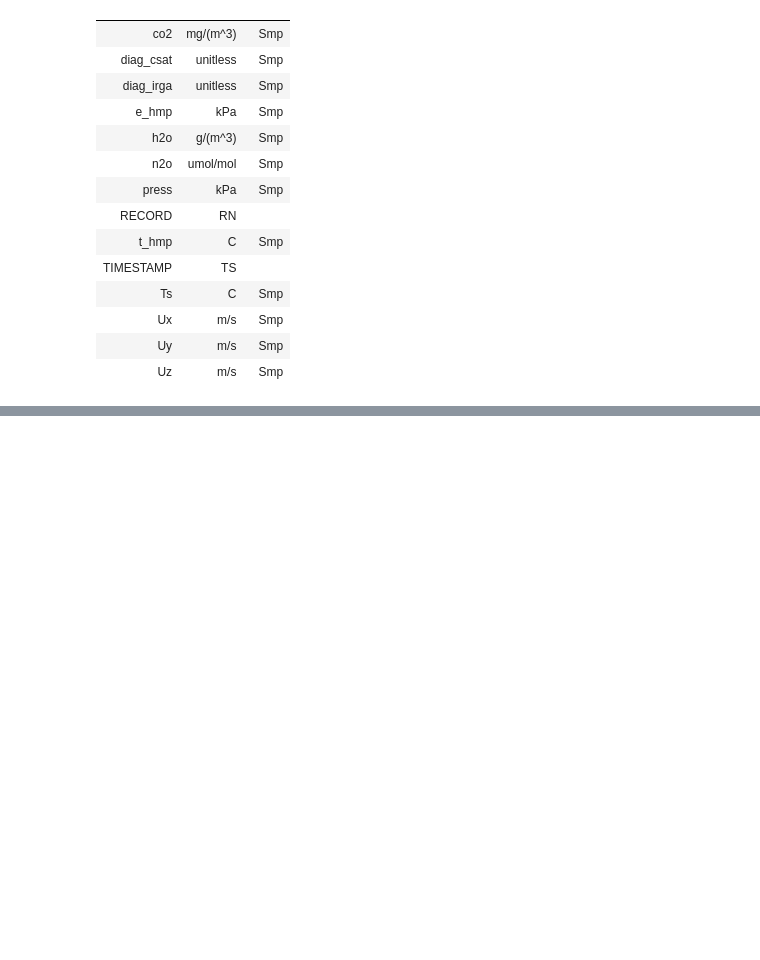
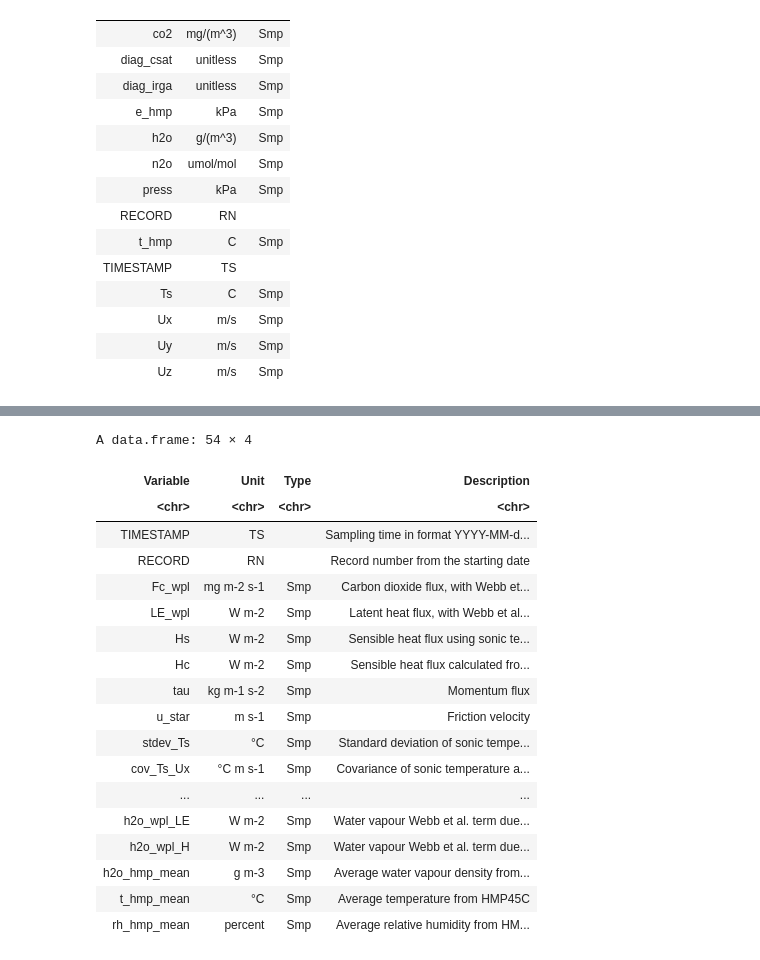
Before and after one commit to nmstreethran/kerry-flux-data, a Jupyter notebook: docs/toa5_vars.ipynb, the cells around one changed output, grey strips where cells are left out. Saved outputs shown, nothing was run; the diff lists cells and outputs as text; code cells hidden in the pictures; blank space fills up the shorter version.

Commit message:
update variables

```diff
--- a/docs/toa5_vars.ipynb
+++ b/docs/toa5_vars.ipynb
@@ -159,0 +191,23 @@ A data.frame: 14 × 3
+# %%
+# view manually updated variable table
+read.csv("data/flux_variables.tsv", sep = "\t")
+# %% [output]
+A data.frame: 54 × 4
+| Variable | Unit | Type | Description |
+| <chr> | <chr> | <chr> | <chr> |
+| TIMESTAMP | TS |  | Sampling time in format YYYY-MM-d... |
+| RECORD | RN |  | Record number from the starting date |
+| Fc_wpl | mg m-2 s-1 | Smp | Carbon dioxide flux, with Webb et... |
+| LE_wpl | W m-2 | Smp | Latent heat flux, with Webb et al... |
+| Hs | W m-2 | Smp | Sensible heat flux using sonic te... |
+| Hc | W m-2 | Smp | Sensible heat flux calculated fro... |
+| tau | kg m-1 s-2 | Smp | Momentum flux |
+| u_star | m s-1 | Smp | Friction velocity |
+| stdev_Ts | °C | Smp | Standard deviation of sonic tempe... |
+| cov_Ts_Ux | °C m s-1 | Smp | Covariance of sonic temperature a... |
+| ... | ... | ... | ... |
+| h2o_wpl_LE | W m-2 | Smp | Water vapour Webb et al. term due... |
+| h2o_wpl_H | W m-2 | Smp | Water vapour Webb et al. term due... |
+| h2o_hmp_mean | g m-3 | Smp | Average water vapour density from... |
+| t_hmp_mean | °C | Smp | Average temperature from HMP45C |
+| rh_hmp_mean | percent | Smp | Average relative humidity from HM... |
```
Also changed, not shown: parts of 11 cells of this notebook, 2 other files.
